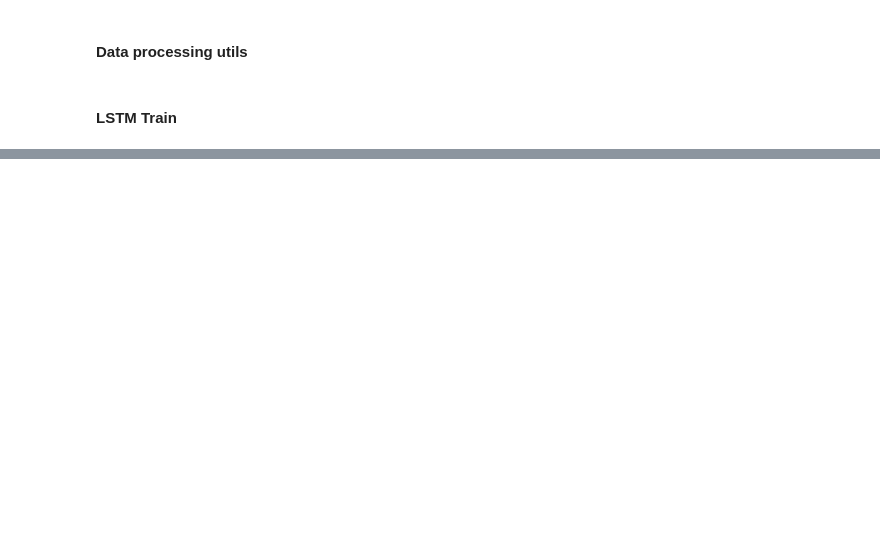
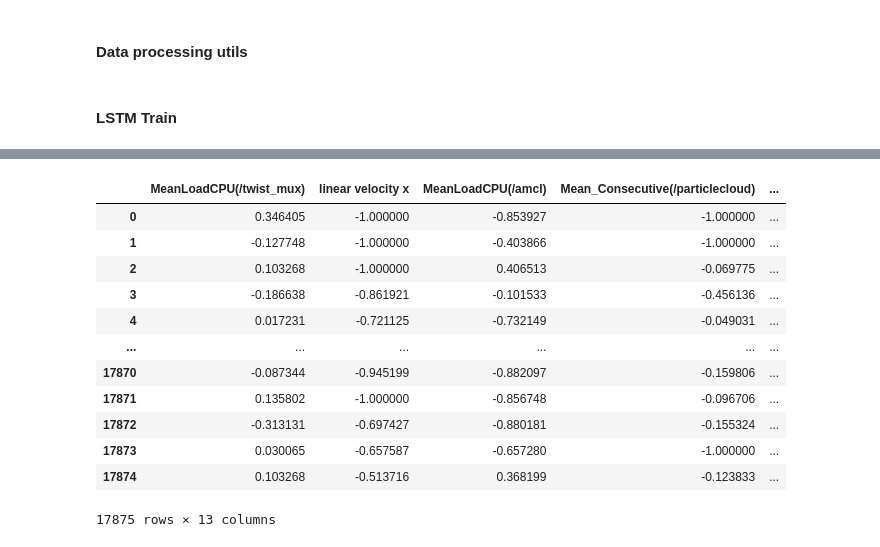
Before and after one commit to ivinokuri/generative-model, a Jupyter notebook: py/model/autoencoder/DataAnalyzing.ipynb, the cells around one changed output, grey strips where cells are left out. Cells and saved outputs as stored; diff of their text form; code cells hidden in the pictures; blank space fills up the shorter version.

```diff
--- a/py/model/autoencoder/DataAnalyzing.ipynb
+++ b/py/model/autoencoder/DataAnalyzing.ipynb
@@ -278,0 +340,16 @@ NameError: name 'os' is not defined
+# %%
+norm_data[most_important_column_names]
+# %% [output]
+|  | MeanLoadCPU(/twist_mux) | linear velocity x | MeanLoadCPU(/amcl) | Mean_Consecutive(/particlecloud) | ... |
+| 0 | 0.346405 | -1.000000 | -0.853927 | -1.000000 | ... |
+| 1 | -0.127748 | -1.000000 | -0.403866 | -1.000000 | ... |
+| 2 | 0.103268 | -1.000000 | 0.406513 | -0.069775 | ... |
+| 3 | -0.186638 | -0.861921 | -0.101533 | -0.456136 | ... |
+| 4 | 0.017231 | -0.721125 | -0.732149 | -0.049031 | ... |
+| ... | ... | ... | ... | ... | ... |
+| 17870 | -0.087344 | -0.945199 | -0.882097 | -0.159806 | ... |
+| 17871 | 0.135802 | -1.000000 | -0.856748 | -0.096706 | ... |
+| 17872 | -0.313131 | -0.697427 | -0.880181 | -0.155324 | ... |
+| 17873 | 0.030065 | -0.657587 | -0.657280 | -1.000000 | ... |
+| 17874 | 0.103268 | -0.513716 | 0.368199 | -0.123833 | ... |
+17875 rows × 13 columns
```
Also changed, not shown: parts of 17 cells of this notebook.
